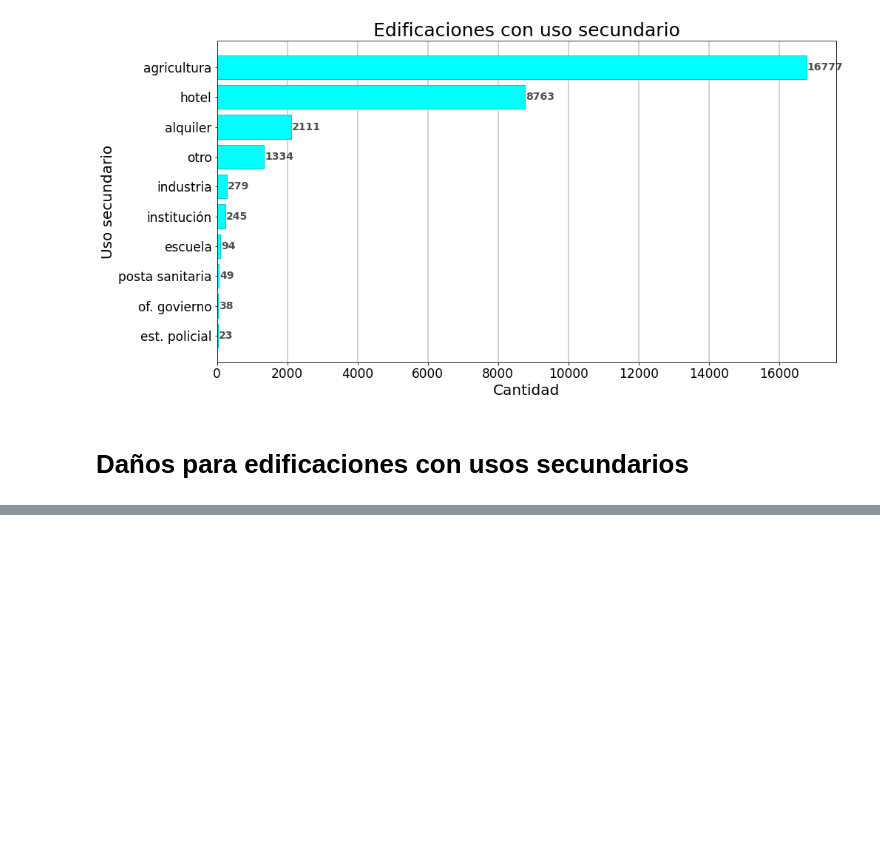
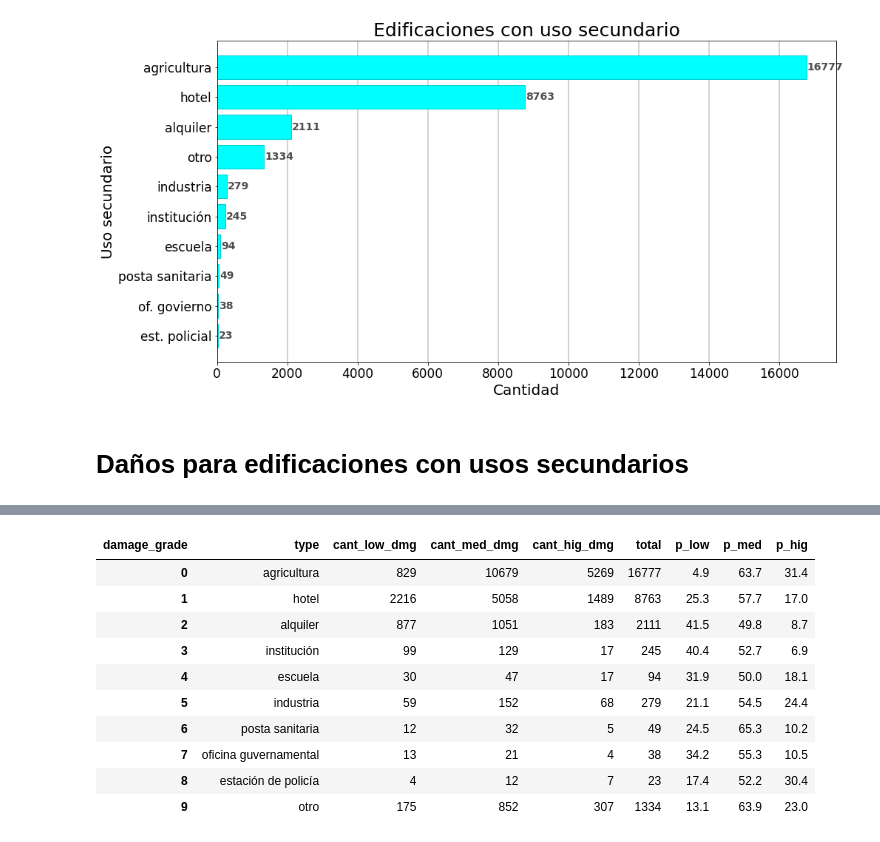
Before and after one commit to ffelfis/OrgaDatosTPs, a Jupyter notebook: TP1/nb_facundo.ipynb, the cells around one changed output, grey strips where cells are left out. Saved outputs shown, nothing was run; the diff lists cells and outputs as text; code cells hidden in the pictures; blank space fills up the shorter version.

```diff
--- a/TP1/nb_facundo.ipynb
+++ b/TP1/nb_facundo.ipynb
@@ -1949,0 +1959,22 @@ df_dmg_by_sec_use
+# %%
+# Se agregan proporciones
+# Suma de casos
+df_dmg_by_sec_use['total'] = df_dmg_by_sec_use[['cant_low_dmg', 'cant_med_dmg', 'cant_hig_dmg']].sum(axis=1)
+# Cálculo de proporciones, en %
+df_dmg_by_sec_use['p_low'] = np.round(df_dmg_by_sec_use['cant_low_dmg']/df_dmg_by_sec_use['total']*100, 1)
+df_dmg_by_sec_use['p_med'] = np.round(df_dmg_by_sec_use['cant_med_dmg']/df_dmg_by_sec_use['total']*100, 1)
+df_dmg_by_sec_use['p_hig'] = np.round(df_dmg_by_sec_use['cant_hig_dmg']/df_dmg_by_sec_use['total']*100, 1)
+
+df_dmg_by_sec_use
+# %% [output]
+| damage_grade | type | cant_low_dmg | cant_med_dmg | cant_hig_dmg | total | p_low | p_med | p_hig |
+| 0 | agricultura | 829 | 10679 | 5269 | 16777 | 4.9 | 63.7 | 31.4 |
+| 1 | hotel | 2216 | 5058 | 1489 | 8763 | 25.3 | 57.7 | 17.0 |
+| 2 | alquiler | 877 | 1051 | 183 | 2111 | 41.5 | 49.8 | 8.7 |
+| 3 | institución | 99 | 129 | 17 | 245 | 40.4 | 52.7 | 6.9 |
+| 4 | escuela | 30 | 47 | 17 | 94 | 31.9 | 50.0 | 18.1 |
+| 5 | industria | 59 | 152 | 68 | 279 | 21.1 | 54.5 | 24.4 |
+| 6 | posta sanitaria | 12 | 32 | 5 | 49 | 24.5 | 65.3 | 10.2 |
+| 7 | oficina guvernamental | 13 | 21 | 4 | 38 | 34.2 | 55.3 | 10.5 |
+| 8 | estación de policía | 4 | 12 | 7 | 23 | 17.4 | 52.2 | 30.4 |
+| 9 | otro | 175 | 852 | 307 | 1334 | 13.1 | 63.9 | 23.0 |
```
Also changed, not shown: parts of 9 cells of this notebook.
